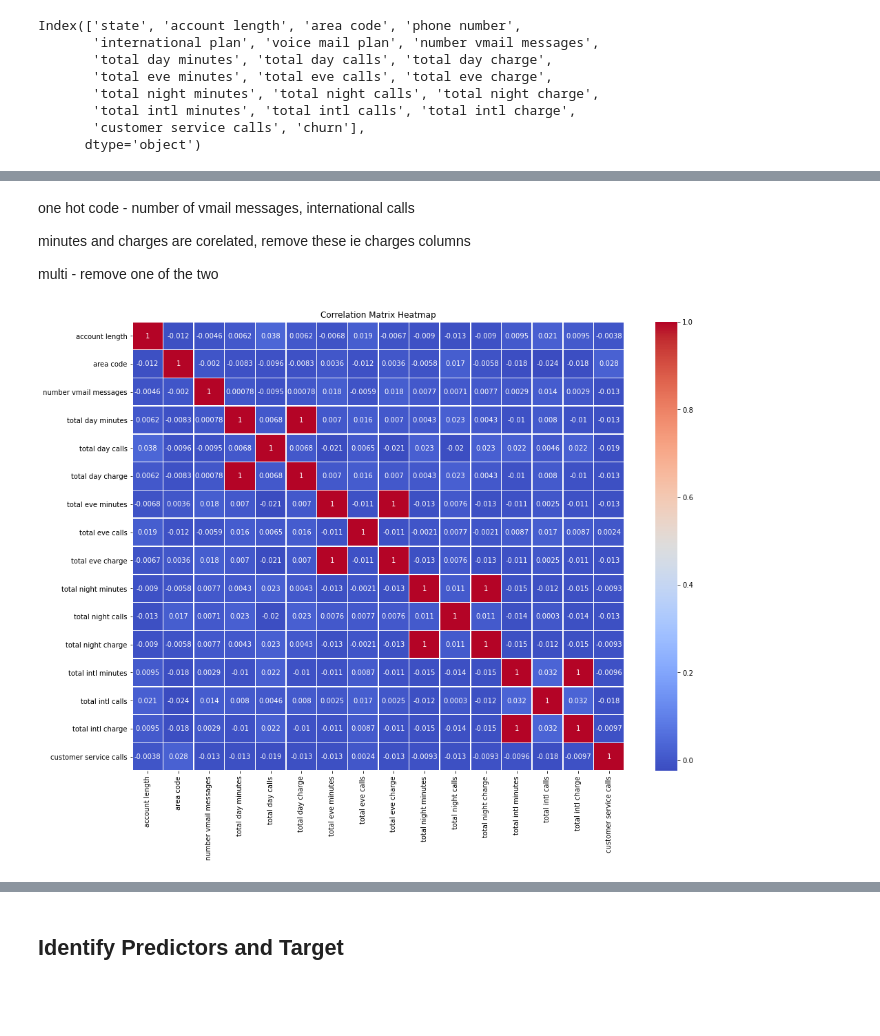
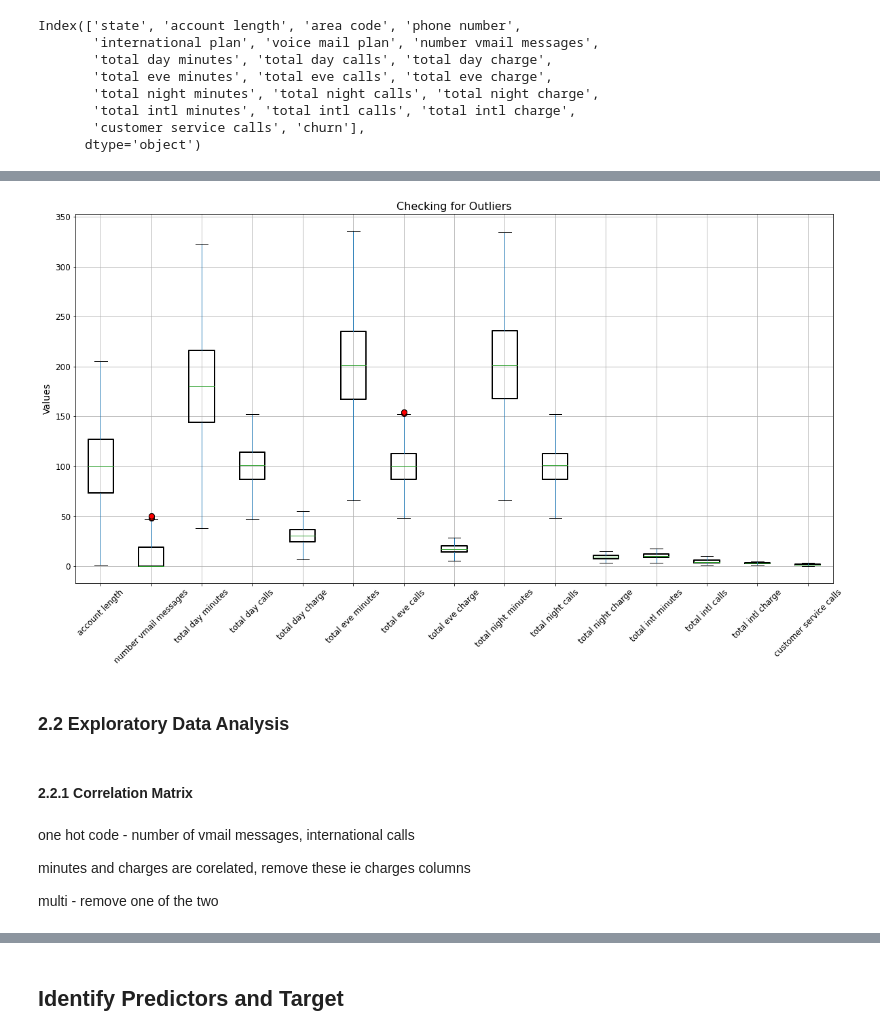
Before and after one commit to SpencerLugalia/Phase-3-Project, a Jupyter notebook: index.ipynb, the cells around one changed output, grey strips where cells are left out. Saved outputs shown, nothing was run; the diff lists cells and outputs as text; code cells hidden in the pictures; blank space fills up the shorter version.

```diff
--- a/index.ipynb
+++ b/index.ipynb
@@ -137,0 +176,6 @@ plt.show()
+# %%
+# drop unimportant columns
+data = data.drop(columns=['phone number','area code'],axis=1)
+
+# Confirm columns are dropped
+data.columns
@@ -137,0 +231,23 @@ plt.show()
+# %%
+def remove_outliers(data, columns):
+    for col in columns:
+        # Calculate Q1 (25th percentile) and Q3 (75th percentile)
+        Q1 = data[col].quantile(0.25)
+        Q3 = data[col].quantile(0.75)
+        IQR = Q3 - Q1  # Interquartile Range
+
+        # Define lower and upper bounds for detecting outliers
+        lower_bound = Q1 - 1.5 * IQR
+        upper_bound = Q3 + 1.5 * IQR
+
+        # Filter out outliers
+        data = data[(data[col] >= lower_bound) & (data[col] <= upper_bound)]
+
+    return data
+
+# List of columns to check for outliers (excluding 'Churn')
+feature_columns = [col for col in data.columns if col != 'Churn' and data[col].dtype in [np.int64, np.float64]]
+
+# Apply the function to remove outliers
+df = remove_outliers(data, feature_columns)
+df.head()
@@ -137,0 +262,18 @@ plt.show()
+# %%
+
+# Define a function to plot boxplots for cleaned columns
+def plot_boxplots(df, columns):
+    plt.figure(figsize=(20,10))  # Increase the figure size for better clarity
+    df[columns].boxplot(boxprops=dict(linewidth=2), flierprops=dict(markerfacecolor='r', marker='o', markersize=8, linestyle='none'))  # Customize the outlier markers
+    plt.title('Checking for Outliers', fontsize=16)  # Add a more descriptive title
+    plt.ylabel('Values', fontsize=14)
+    plt.xticks(rotation=45, fontsize=12)  # Rotate x-axis labels for better readability
+    plt.yticks(fontsize=12)  # Adjust y-axis label size for consistency
+    plt.grid(True)  # Add a grid for better visual reference
+    plt.show()
+
+plot_boxplots(df, feature_columns)
+# %% [output]
+[figure, added]
+# %% [markdown]
+### 2.2 Exploratory Data Analysis
@@ -138,19 +283,8 @@ plt.show()
+# %% [markdown]
+#### 2.2.1 Correlation Matrix
 # %% [markdown]
 one hot code - number of vmail messages, international calls
 
 minutes and charges are corelated, remove these ie charges columns
 
 multi -  remove one of the two
-# %%
-# Select only numerical columns
-numerical_data = data.select_dtypes(include=['number'])
-
-# correlation computation for the numerical data
-correlation = numerical_data.corr()
-# Plot a heatmap
-plt.figure(figsize=(16,12))
-sns.heatmap(correlation, annot=True, cmap='coolwarm',linewidths=0.5)
-plt.title('Correlation Matrix Heatmap')
-plt.show()
-# %% [output]
-[figure, removed]
```
Also changed, not shown: parts of 50 cells of this notebook.
